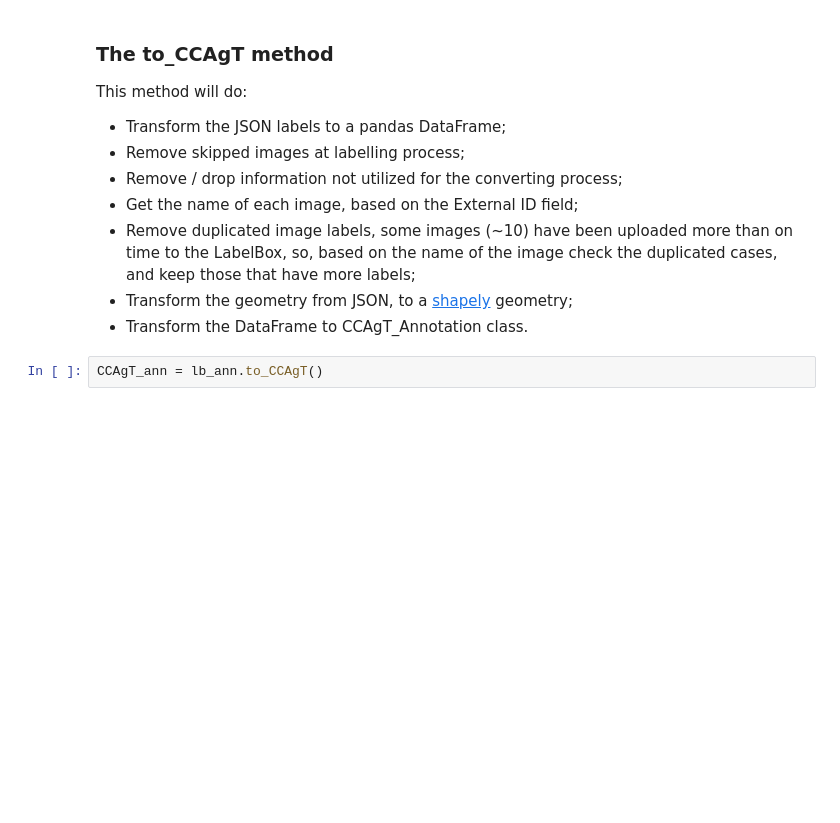
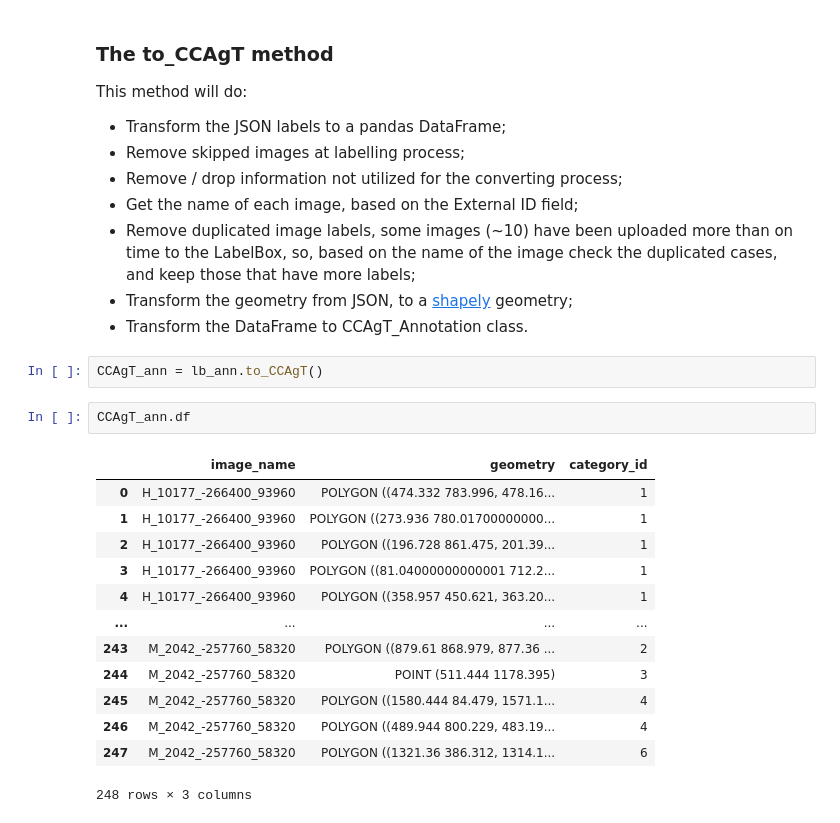
Before and after one commit to johnnv1/CCAgT-utils, a Jupyter notebook: examples/converters/labelbox.ipynb, the cells around one changed output. Cells and saved outputs as stored; diff of their text form; blank space fills up the shorter version.

```diff
--- a/examples/converters/labelbox.ipynb
+++ b/examples/converters/labelbox.ipynb
@@ -67,3 +68,19 @@ This method will do:
 - Transform the DataFrame to CCAgT_Annotation class.
 # %%
 CCAgT_ann = lb_ann.to_CCAgT()
+# %%
+CCAgT_ann.df
+# %% [output]
+|  | image_name | geometry | category_id |
+| 0 | H_10177_-266400_93960 | POLYGON ((474.332 783.996, 478.16... | 1 |
+| 1 | H_10177_-266400_93960 | POLYGON ((273.936 780.01700000000... | 1 |
+| 2 | H_10177_-266400_93960 | POLYGON ((196.728 861.475, 201.39... | 1 |
+| 3 | H_10177_-266400_93960 | POLYGON ((81.04000000000001 712.2... | 1 |
+| 4 | H_10177_-266400_93960 | POLYGON ((358.957 450.621, 363.20... | 1 |
+| ... | ... | ... | ... |
+| 243 | M_2042_-257760_58320 | POLYGON ((879.61 868.979, 877.36 ... | 2 |
+| 244 | M_2042_-257760_58320 | POINT (511.444 1178.395) | 3 |
+| 245 | M_2042_-257760_58320 | POLYGON ((1580.444 84.479, 1571.1... | 4 |
+| 246 | M_2042_-257760_58320 | POLYGON ((489.944 800.229, 483.19... | 4 |
+| 247 | M_2042_-257760_58320 | POLYGON ((1321.36 386.312, 1314.1... | 6 |
+248 rows × 3 columns
```
Also changed, not shown: parts of 3 cells of this notebook.
